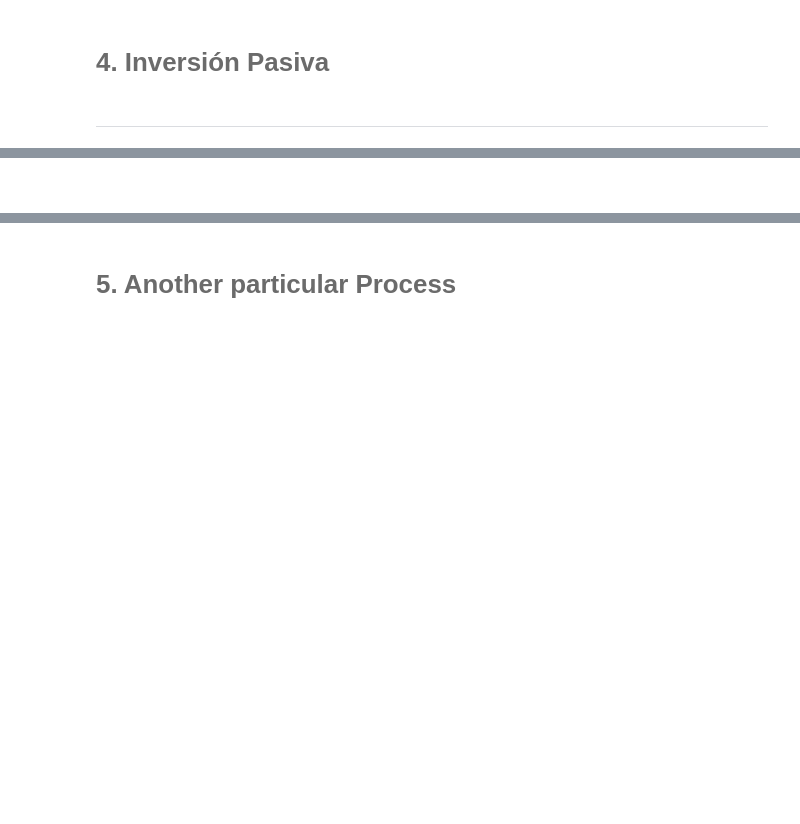
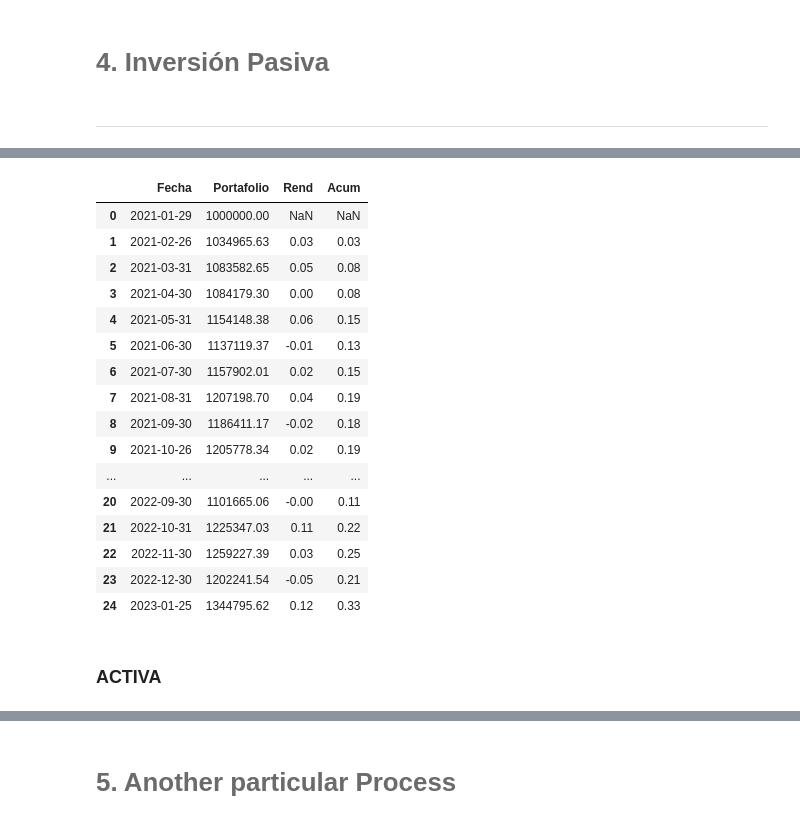
Before and after one commit to gerardogonz/Lab1-MSYT, a Jupyter notebook: notebook.ipynb, the cells around one changed output, grey strips where cells are left out. Cells and saved outputs as stored; diff of their text form; code cells hidden in the pictures; blank space fills up the shorter version.

```diff
--- a/notebook.ipynb
+++ b/notebook.ipynb
@@ -129,2 +129,23 @@ pasiva_inicial
+# %%
+pasiva= fn.inversion_pasiva(pasiva_inicial,precios,0.1/100,cash,fechas_consulta)
+pasiva
+# %% [output]
+|  | Fecha | Portafolio | Rend | Acum |
+| 0 | 2021-01-29 | 1000000.00 | NaN | NaN |
+| 1 | 2021-02-26 | 1034965.63 | 0.03 | 0.03 |
+| 2 | 2021-03-31 | 1083582.65 | 0.05 | 0.08 |
+| 3 | 2021-04-30 | 1084179.30 | 0.00 | 0.08 |
+| 4 | 2021-05-31 | 1154148.38 | 0.06 | 0.15 |
+| 5 | 2021-06-30 | 1137119.37 | -0.01 | 0.13 |
+| 6 | 2021-07-30 | 1157902.01 | 0.02 | 0.15 |
+| 7 | 2021-08-31 | 1207198.70 | 0.04 | 0.19 |
+| 8 | 2021-09-30 | 1186411.17 | -0.02 | 0.18 |
+| 9 | 2021-10-26 | 1205778.34 | 0.02 | 0.19 |
+| ... | ... | ... | ... | ... |
+| 20 | 2022-09-30 | 1101665.06 | -0.00 | 0.11 |
+| 21 | 2022-10-31 | 1225347.03 | 0.11 | 0.22 |
+| 22 | 2022-11-30 | 1259227.39 | 0.03 | 0.25 |
+| 23 | 2022-12-30 | 1202241.54 | -0.05 | 0.21 |
+| 24 | 2023-01-25 | 1344795.62 | 0.12 | 0.33 |
 # %% [markdown]
-<br>
+### ACTIVA
```
Also changed, not shown: parts of 5 cells of this notebook, 1 other file.
